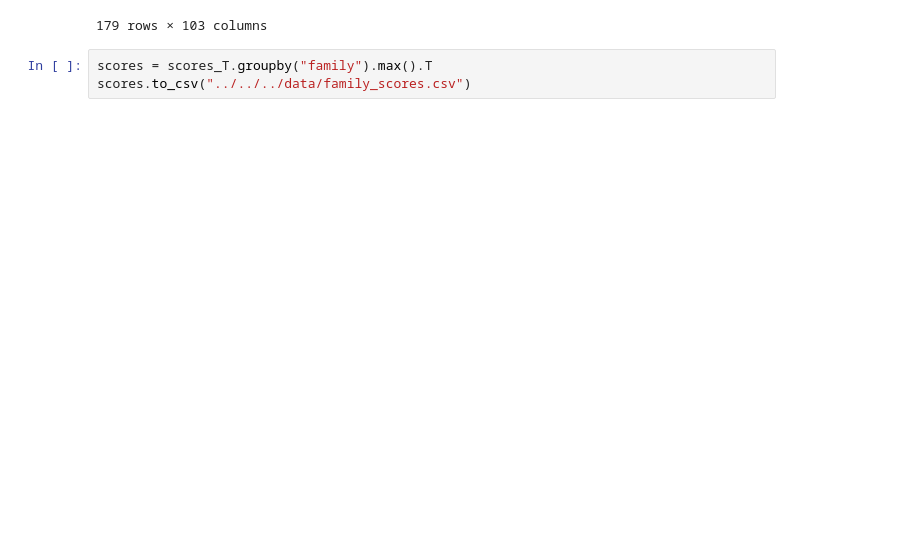
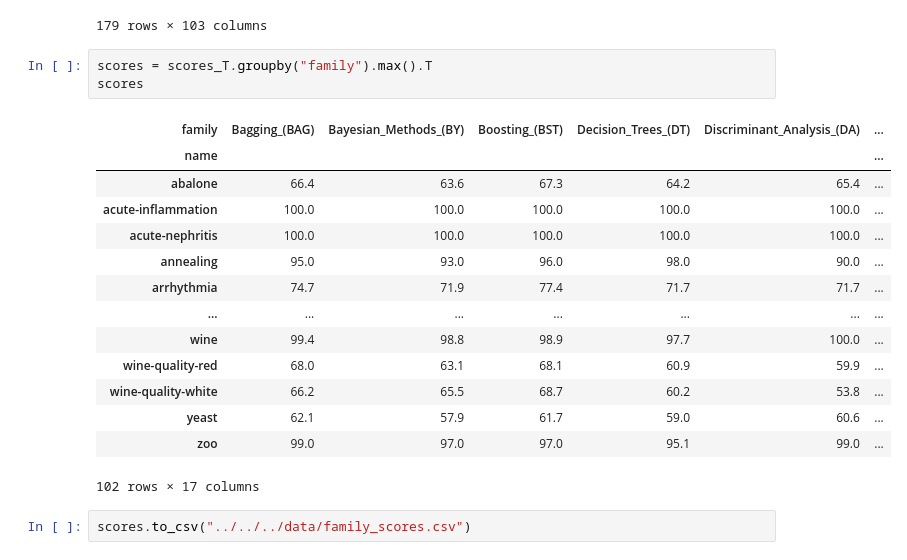
Before and after one commit to Tole-k/turbo-ml, a Jupyter notebook: turbo_ml/meta_learning/meta_model/organize_scores_into_famillies.ipynb, the cells around one changed output. Drawn from its saved outputs; the diff is of its cells as text; blank space fills up the shorter version.

```diff
--- a/turbo_ml/meta_learning/meta_model/organize_scores_into_famillies.ipynb
+++ b/turbo_ml/meta_learning/meta_model/organize_scores_into_famillies.ipynb
@@ -73,4 +73,21 @@ scores_T
 179 rows × 103 columns
 # %%
 scores = scores_T.groupby("family").max().T
-scores.to_csv("../../../data/family_scores.csv")
+scores
+# %% [output]
+| family | Bagging_(BAG) | Bayesian_Methods_(BY) | Boosting_(BST) | Decision_Trees_(DT) | Discriminant_Analysis_(DA) | ... |
+| name |  |  |  |  |  | ... |
+| abalone | 66.4 | 63.6 | 67.3 | 64.2 | 65.4 | ... |
+| acute-inflammation | 100.0 | 100.0 | 100.0 | 100.0 | 100.0 | ... |
+| acute-nephritis | 100.0 | 100.0 | 100.0 | 100.0 | 100.0 | ... |
+| annealing | 95.0 | 93.0 | 96.0 | 98.0 | 90.0 | ... |
+| arrhythmia | 74.7 | 71.9 | 77.4 | 71.7 | 71.7 | ... |
+| ... | ... | ... | ... | ... | ... | ... |
+| wine | 99.4 | 98.8 | 98.9 | 97.7 | 100.0 | ... |
+| wine-quality-red | 68.0 | 63.1 | 68.1 | 60.9 | 59.9 | ... |
+| wine-quality-white | 66.2 | 65.5 | 68.7 | 60.2 | 53.8 | ... |
+| yeast | 62.1 | 57.9 | 61.7 | 59.0 | 60.6 | ... |
+| zoo | 99.0 | 97.0 | 97.0 | 95.1 | 99.0 | ... |
+102 rows × 17 columns
+# %%
+scores.to_csv("../../../data/family_scores.csv")
```
Also changed, not shown: 5 other files.
